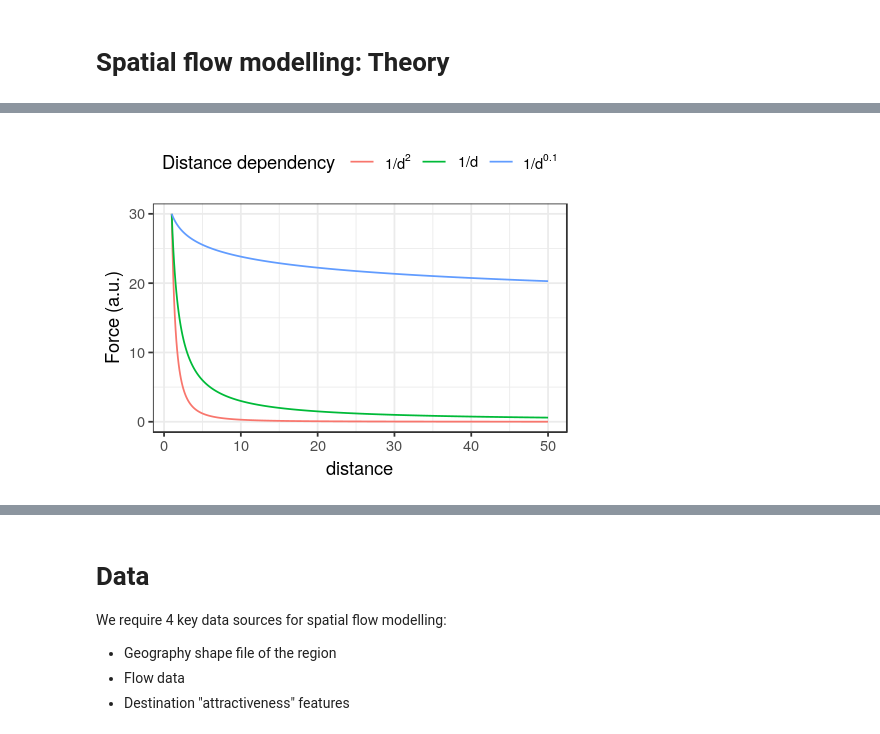
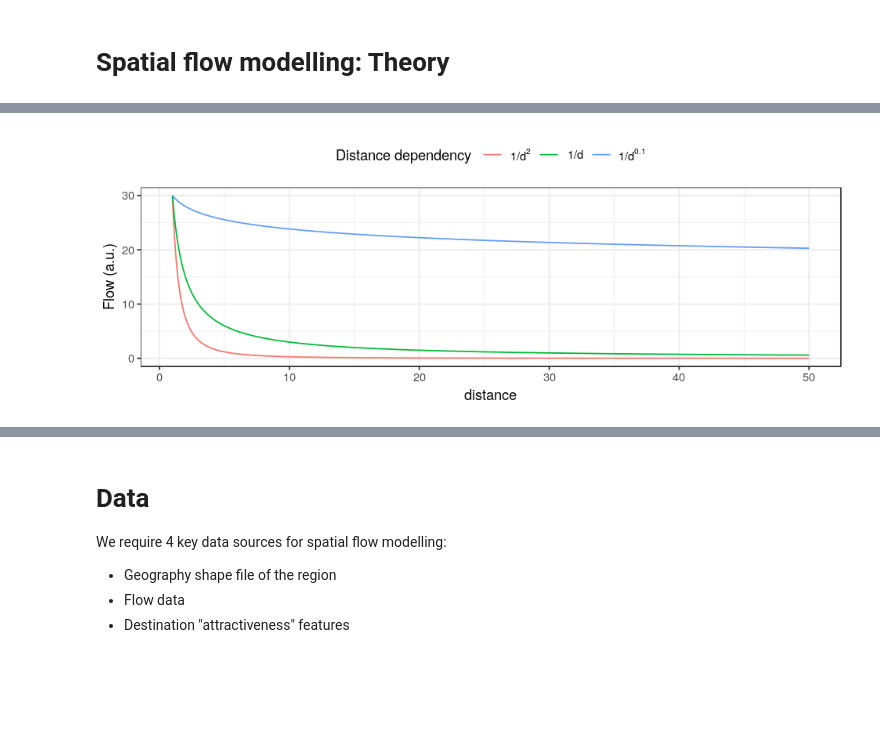
Before and after one commit to shriv/wellington-commutes, a Jupyter notebook: Commuting Flow Analysis.ipynb, the cells around one changed output, grey strips where cells are left out. Saved outputs shown, nothing was run; the diff lists cells and outputs as text; code cells hidden in the pictures; blank space fills up the shorter version.

```diff
--- a/Commuting Flow Analysis.ipynb
+++ b/Commuting Flow Analysis.ipynb
@@ -55,22 +68,23 @@ Newton's model has an inverse squared dependence on distance - which implies a h
 # %%
 m1 <- 3
 m2 <- 10
 k <- 1
 
 df <- data.frame(distance=seq(1, 50, 0.1)) %>%
         mutate(gravity = (m1*m2*k) / (distance**2),
                lin_inv = (m1*m2*k) / (distance),
                small_inv = (m1*m2*k) / (distance**0.1)) %>%
         melt(id='distance')
 
+options(repr.plot.width=8, repr.plot.height=3)
 ggplot(df) +
     geom_line(aes(x = distance, y = value, colour=variable)) +
     theme_bw() +
     theme(legend.position="top") +
-    ylab("Force (a.u.)") +
+    ylab("Flow (a.u.)") +
     scale_colour_discrete(name  ="Distance dependency",
                           labels= unname(TeX(c("$1/d^{2}$",
                                                "$1/d$",
                                                "$1/d^{0.1}$"))))
 # %% [output]
-[figure, old version]
+[figure, new version]
```
Also changed, not shown: parts of 3 cells of this notebook, 1 other file.
